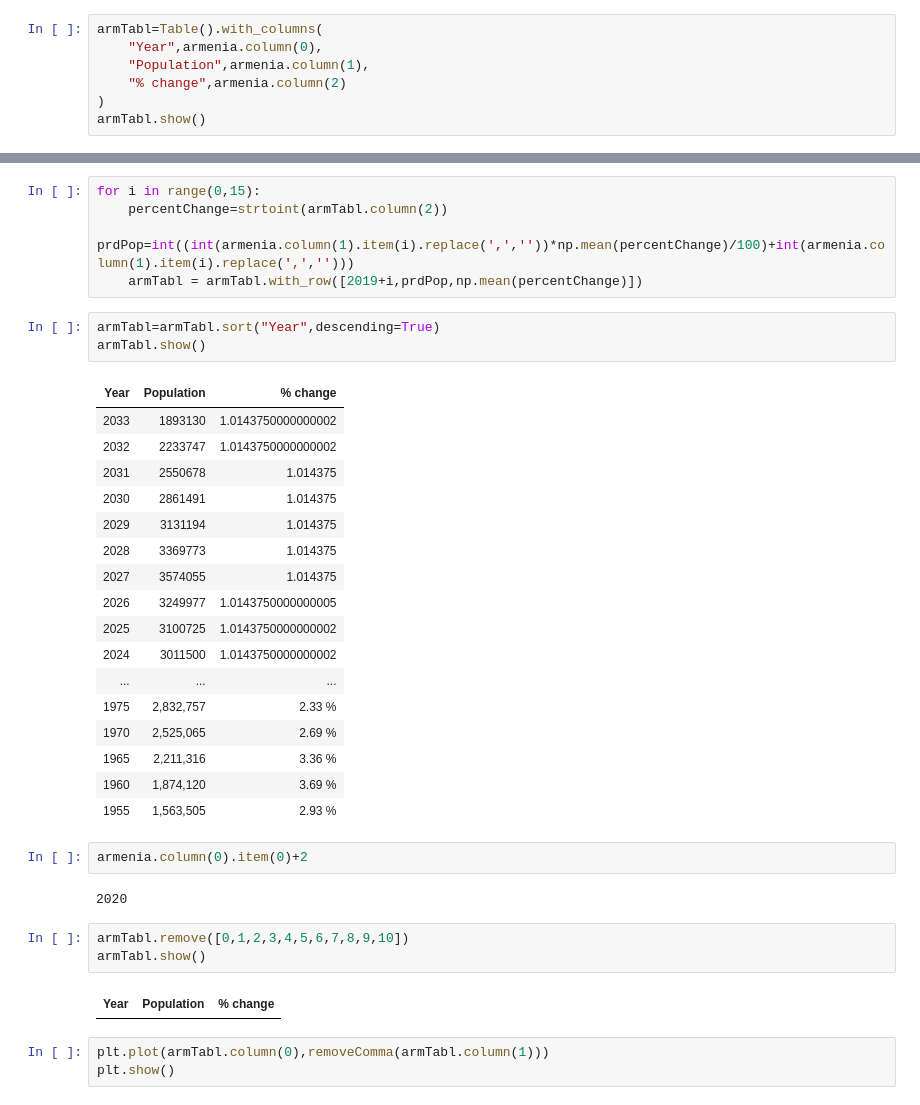
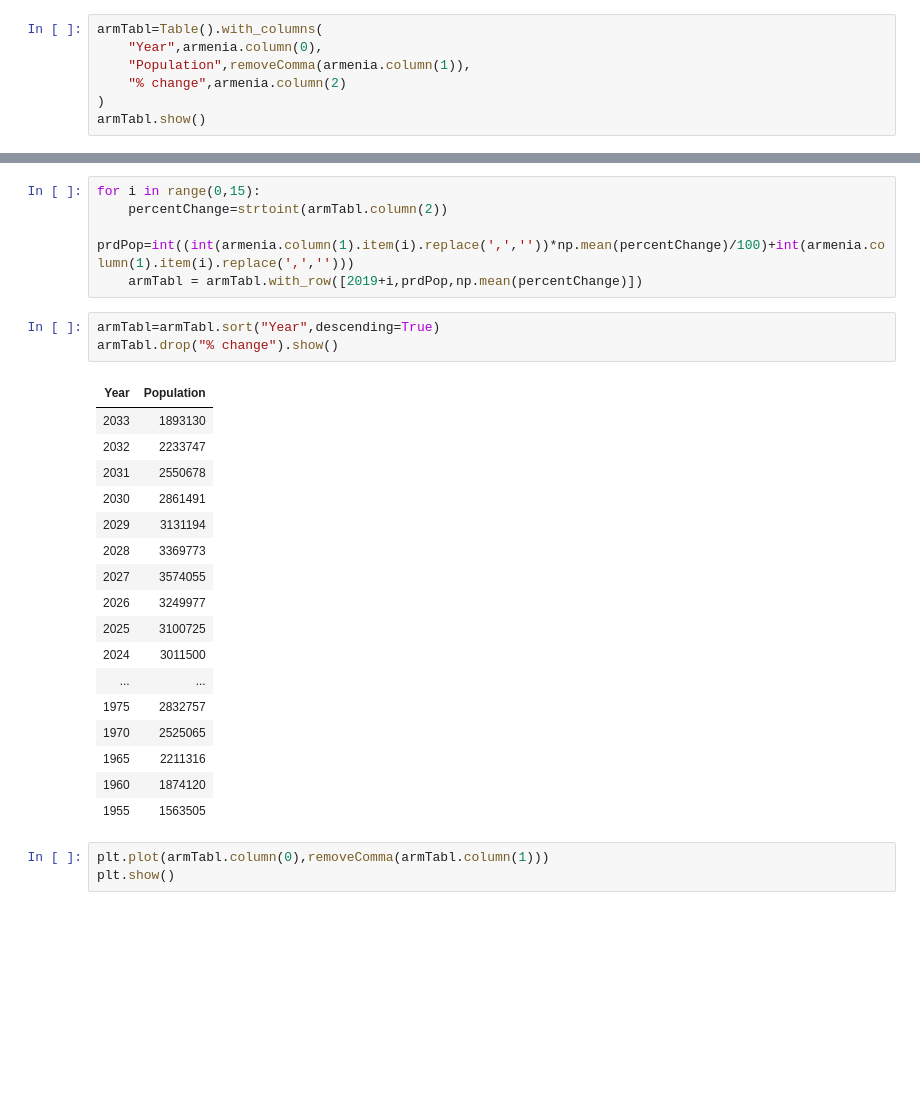
Before and after one commit to ArturAyvazyanTUMO/pdsfp, a Jupyter notebook: app.ipynb, the cells around one changed output, grey strips where cells are left out. Saved outputs shown, nothing was run; the diff lists cells and outputs as text; blank space fills up the shorter version.

```diff
--- a/app.ipynb
+++ b/app.ipynb
@@ -145,7 +145,7 @@ np.mean(percentChange)
 # %%
 armTabl=Table().with_columns(
     "Year",armenia.column(0),
-    "Population",armenia.column(1),
+    "Population",removeComma(armenia.column(1)),
     "% change",armenia.column(2)
 )
 armTabl.show()
@@ -182,34 +182,25 @@ for i in range(0,15):
     armTabl = armTabl.with_row([2019+i,prdPop,np.mean(percentChange)])
 # %%
 armTabl=armTabl.sort("Year",descending=True)
-armTabl.show()
+armTabl.drop("% change").show()
 # %% [output]
-| Year | Population | % change |
-| 2033 | 1893130 | 1.0143750000000002 |
-| 2032 | 2233747 | 1.0143750000000002 |
-| 2031 | 2550678 | 1.014375 |
-| 2030 | 2861491 | 1.014375 |
-| 2029 | 3131194 | 1.014375 |
-| 2028 | 3369773 | 1.014375 |
-| 2027 | 3574055 | 1.014375 |
-| 2026 | 3249977 | 1.0143750000000005 |
-| 2025 | 3100725 | 1.0143750000000002 |
-| 2024 | 3011500 | 1.0143750000000002 |
-| ... | ... | ... |
-| 1975 | 2,832,757 | 2.33 % |
-| 1970 | 2,525,065 | 2.69 % |
-| 1965 | 2,211,316 | 3.36 % |
-| 1960 | 1,874,120 | 3.69 % |
-| 1955 | 1,563,505 | 2.93 % |
+| Year | Population |
+| 2033 | 1893130 |
+| 2032 | 2233747 |
+| 2031 | 2550678 |
+| 2030 | 2861491 |
+| 2029 | 3131194 |
+| 2028 | 3369773 |
+| 2027 | 3574055 |
+| 2026 | 3249977 |
+| 2025 | 3100725 |
+| 2024 | 3011500 |
+| ... | ... |
+| 1975 | 2832757 |
+| 1970 | 2525065 |
+| 1965 | 2211316 |
+| 1960 | 1874120 |
+| 1955 | 1563505 |
-# %%
-armenia.column(0).item(0)+2
-# %% [output]
-2020
-# %%
-armTabl.remove([0,1,2,3,4,5,6,7,8,9,10])
-armTabl.show()
-# %% [output]
-| Year | Population | % change |
 # %%
 plt.plot(armTabl.column(0),removeComma(armTabl.column(1)))
 plt.show()
```
Also changed, not shown: parts of 9 cells of this notebook, 50 other files.
